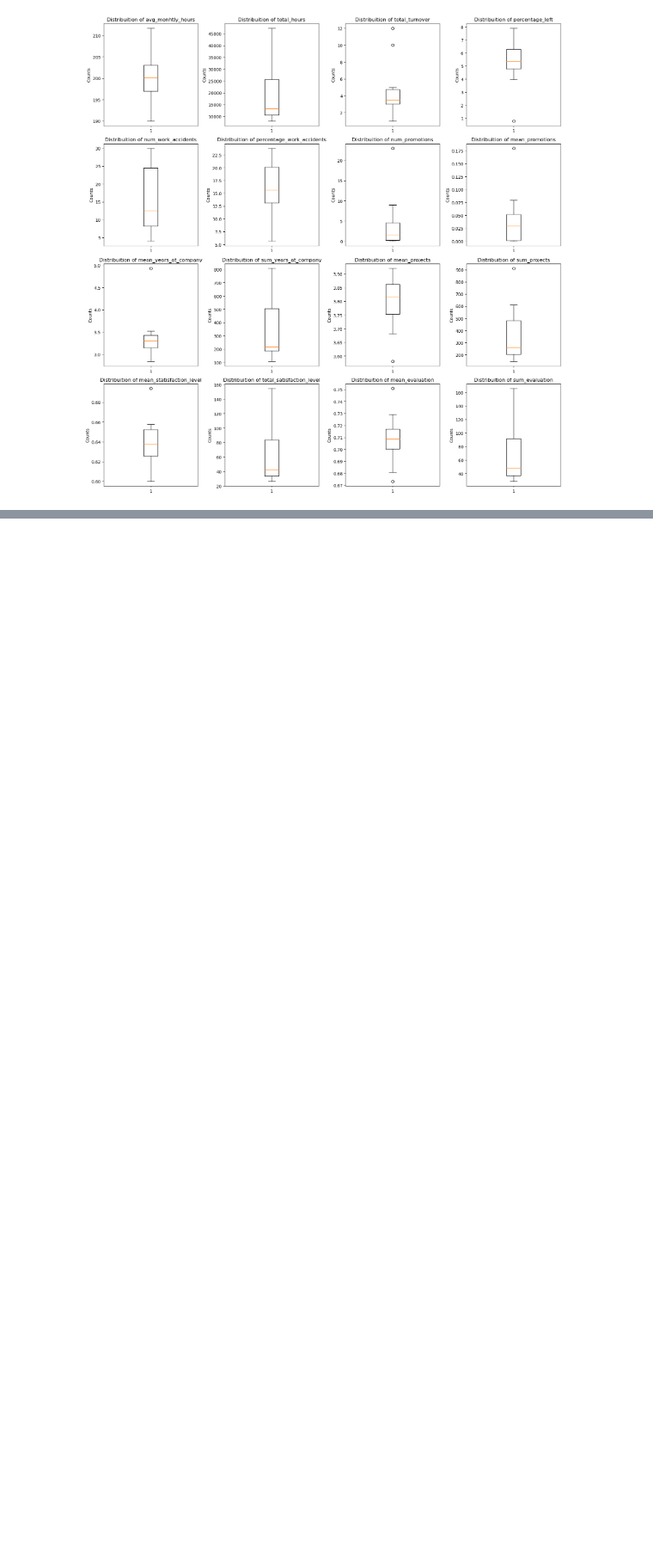
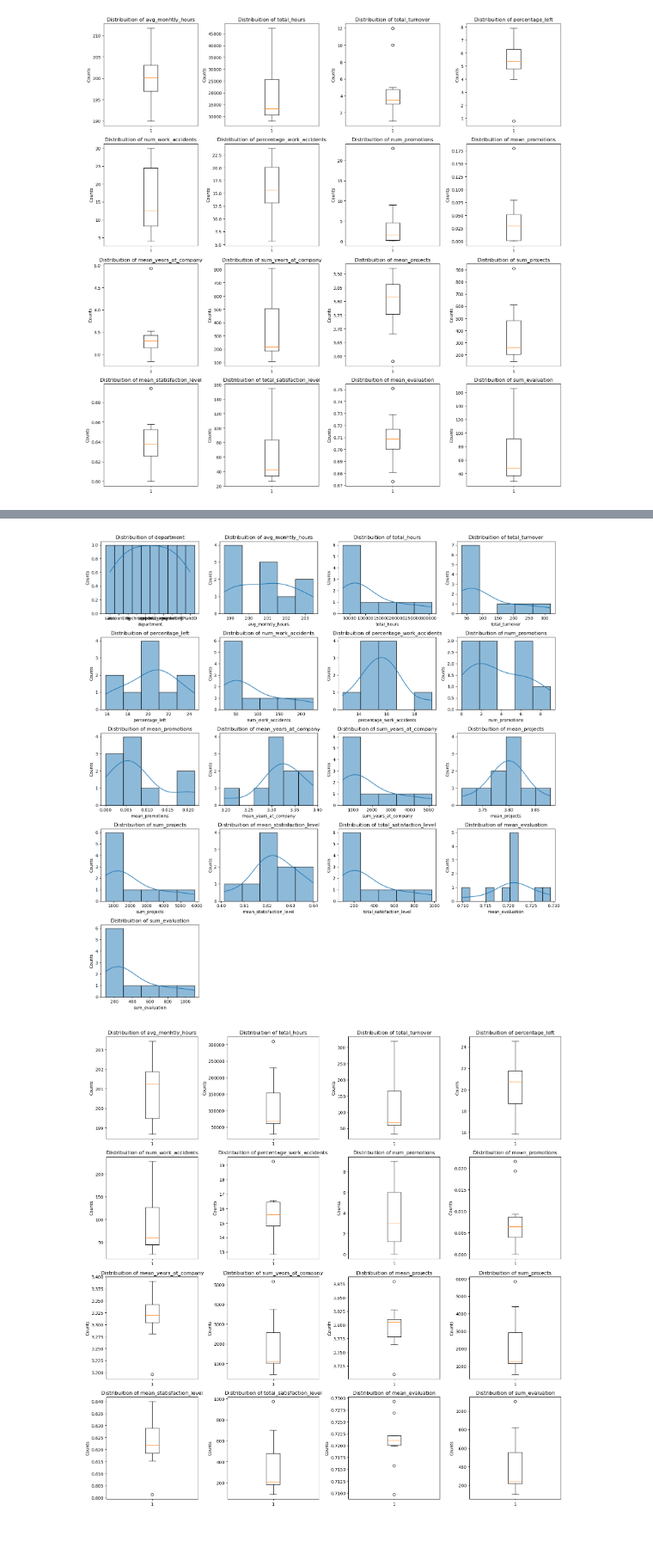
Before and after one commit to MaukanMir/HR-Capstone-Analysis, a Jupyter notebook: training.ipynb, the cells around one changed output, grey strips where cells are left out. Shown at 86% size. Cells and saved outputs as stored; diff of their text form; code cells hidden in the pictures; blank space fills up the shorter version.

```diff
--- a/training.ipynb
+++ b/training.ipynb
@@ -427,2 +427,8 @@ KeyError: "['deparment'] not found in axis"
+# %%
+plot_distribution(low_stats, "hist")
+plot_distribution(low_stats.drop("department", axis=1), "box")
+# %% [output]
+[figure, added]
+[figure, added]
 # %% [markdown]
 #
```
Also changed, not shown: parts of 1 cell of this notebook.
